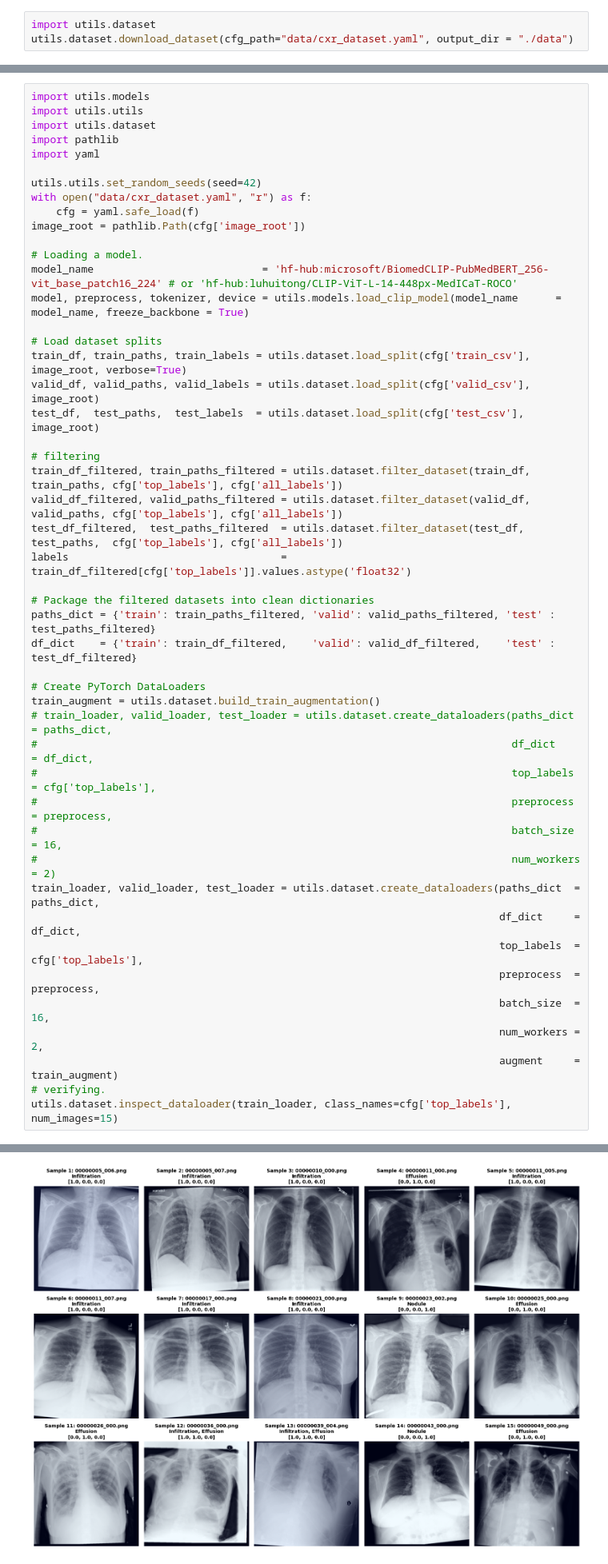
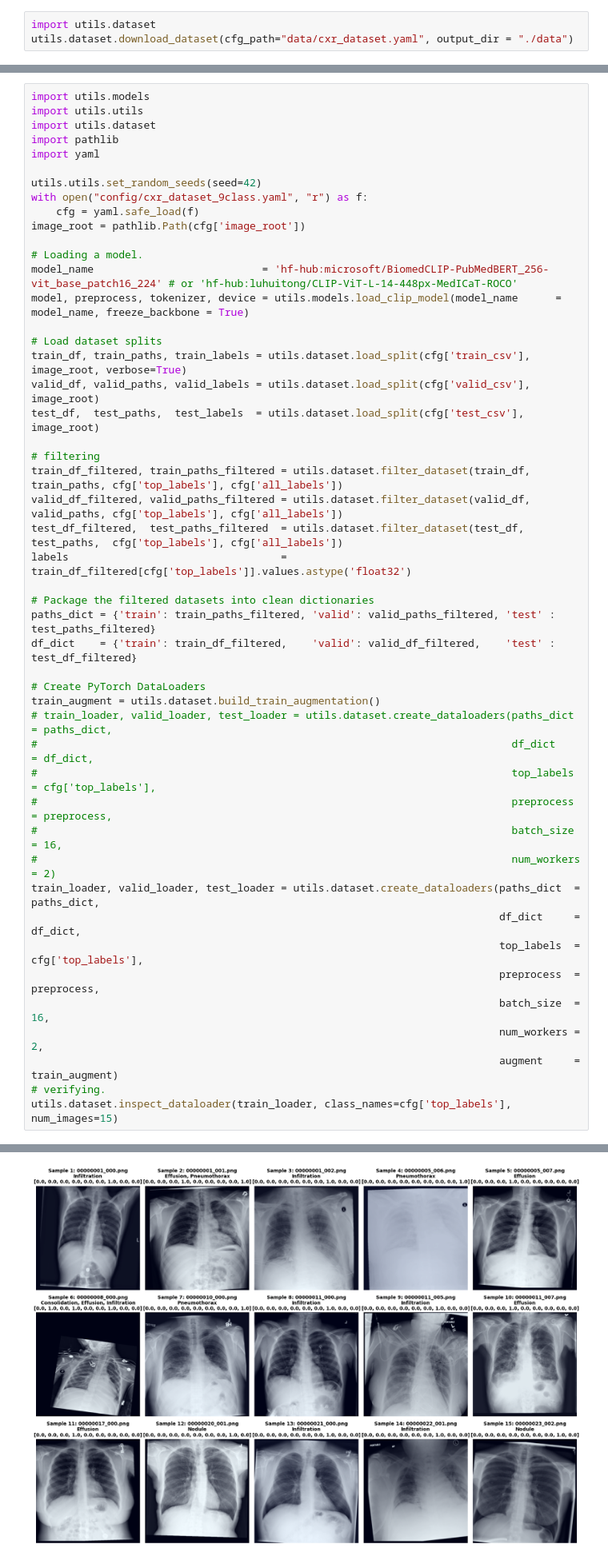
Before and after one commit to holidayjo/xray_clip, a Jupyter notebook: main.ipynb, the cells around one changed output, grey strips where cells are left out. Shown at 80% size. Drawn from its saved outputs; the diff is of its cells as text.

Commit message:
config path changed

```diff
--- a/main.ipynb
+++ b/main.ipynb
@@ -15,7 +15,7 @@ import pathlib
 import yaml
 
 utils.utils.set_random_seeds(seed=42)
-with open("data/cxr_dataset.yaml", "r") as f:
+with open("config/cxr_dataset_9class.yaml", "r") as f:
     cfg = yaml.safe_load(f)
 image_root = pathlib.Path(cfg['image_root'])
 
@@ -80,4 +80,4 @@ Created test loader with 4025 samples.
-[figure, old version]
+[figure, new version]
 # %% [markdown]
 # Train
 We can run it in terminal.
```
Also changed, not shown: parts of 2 cells of this notebook, 5 other files.
